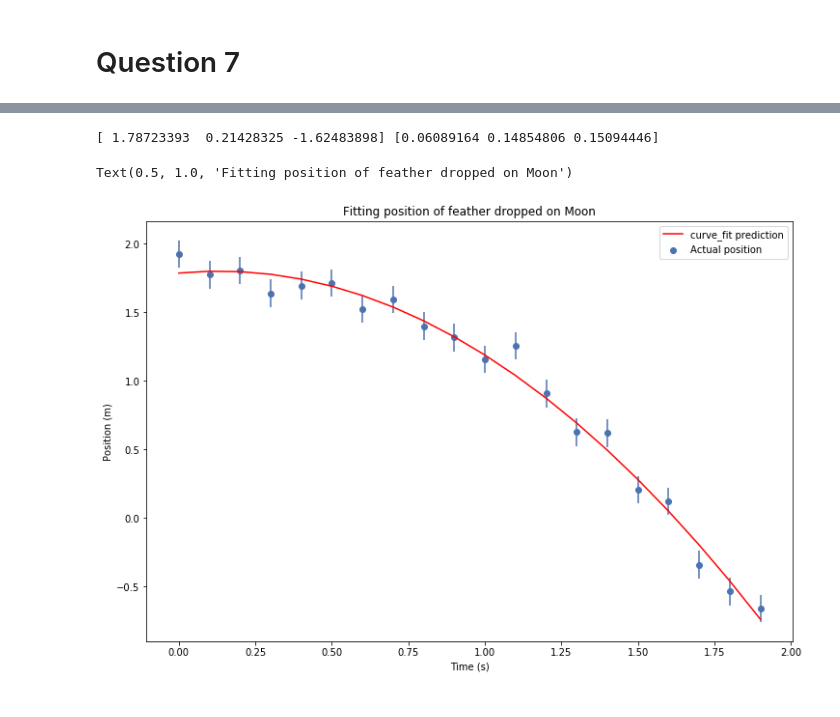
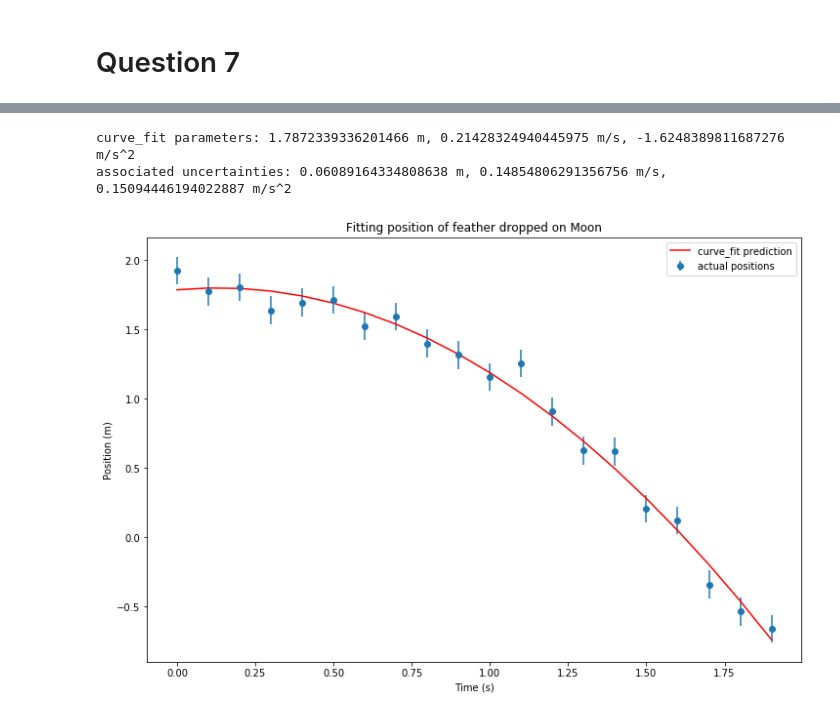
Before and after one commit to al-jshen/PHY224, a Jupyter notebook: comp2/comp2.ipynb, the cells around one changed output, grey strips where cells are left out. Saved outputs shown, nothing was run; the diff lists cells and outputs as text; code cells hidden in the pictures.

```diff
--- a/comp2/comp2.ipynb
+++ b/comp2/comp2.ipynb
@@ -1,9 +9,9 @@
 # %%
+# imports
 import numpy as np
 from scipy import stats
 from scipy.optimize import curve_fit
 import matplotlib.pyplot as plt
 %matplotlib inline
-plt.style.use(['seaborn-deep'])
 # %% [markdown]
 # Question 1
@@ -106,20 +110,20 @@ def pred_feather_pos(time, initpos, initspeed, accel):
     return initpos + initspeed * time + 1/2 * accel * np.square(time)
 # %%
 popt2, pcov2 = curve_fit(f=pred_feather_pos, xdata=ftime, ydata=fposition, sigma=funcertainty, absolute_sigma=True, p0=(1.7, 0, -1/7*9.81))
-# %%
-print(popt2, np.sqrt(np.diag(pcov2)))
-# %% [output]
-[ 1.78723393  0.21428325 -1.62483898] [0.06089164 0.14854806 0.15094446]
+# %%
+print(f'curve_fit parameters: {popt2[0]} m, {popt2[1]} m/s, {popt2[2]} m/s^2')
+print(f'associated uncertainties: {np.sqrt(np.diag(pcov2))[0]} m, {np.sqrt(np.diag(pcov2))[1]} m/s, {np.sqrt(np.diag(pcov2))[2]} m/s^2')
+# %% [output]
+curve_fit parameters: 1.7872339336201466 m, 0.21428324940445975 m/s, -1.6248389811687276 m/s^2
+associated uncertainties: 0.06089164334808638 m, 0.14854806291356756 m/s, 0.15094446194022887 m/s^2
 # %%
 plt.figure(figsize=(12, 8))
-plt.errorbar(ftime, fposition, funcertainty, ls='')
-plt.scatter(ftime, fposition, label='Actual position')
+plt.errorbar(ftime, fposition, funcertainty, marker='o', ls='', label='actual positions')
 plt.plot(ftime, pred_feather_pos(ftime, *popt2), c='r', label='curve_fit prediction')
 plt.legend()
 plt.xlabel('Time (s)')
 plt.ylabel('Position (m)')
 plt.title('Fitting position of feather dropped on Moon')
-#plt.savefig('feather_plot1.png')
+plt.savefig('feather_plot1.png')
 # %% [output]
-Text(0.5, 1.0, 'Fitting position of feather dropped on Moon')
-[figure, old version]
+[figure, new version]
```
Also changed, not shown: parts of 13 cells of this notebook, 5 other files.
